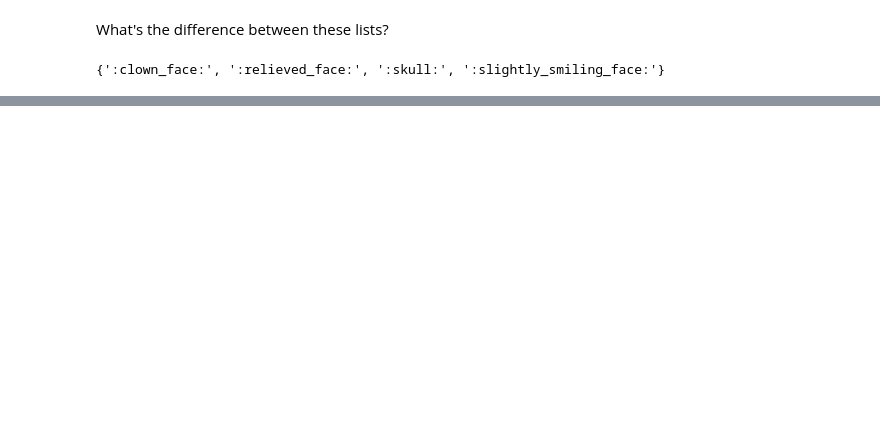
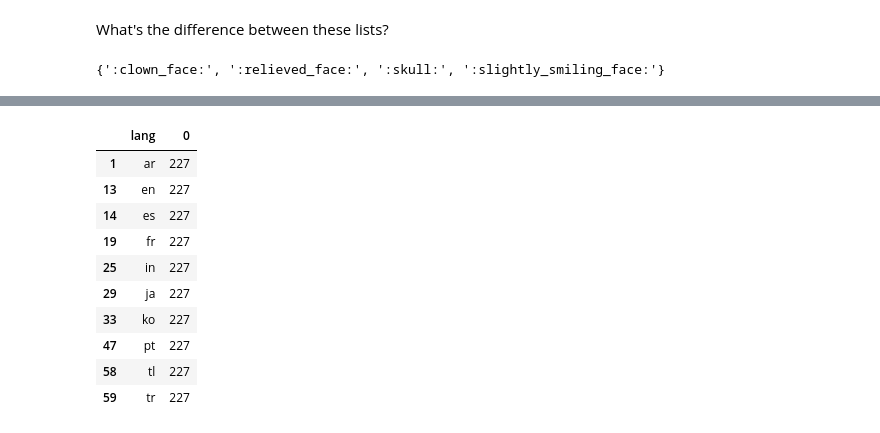
Before and after one commit to pocaguirre/MEE, a Jupyter notebook: multilingual_emoji_task.ipynb, the cells around one changed output, grey strips where cells are left out. Cells and saved outputs as stored; diff of their text form; code cells hidden in the pictures; blank space fills up the shorter version.

```diff
--- a/multilingual_emoji_task.ipynb
+++ b/multilingual_emoji_task.ipynb
@@ -131,0 +243,14 @@ set(list_top_emoji).symmetric_difference(set(list_top_emoji_reweighted))
+# %%
+lang_emoji_number[lang_emoji_number.lang.isin(high_resource)]
+# %% [output]
+|  | lang | 0 |
+| 1 | ar | 227 |
+| 13 | en | 227 |
+| 14 | es | 227 |
+| 19 | fr | 227 |
+| 25 | in | 227 |
+| 29 | ja | 227 |
+| 33 | ko | 227 |
+| 47 | pt | 227 |
+| 58 | tl | 227 |
+| 59 | tr | 227 |
```
Also changed, not shown: parts of 31 cells of this notebook, 1 other file.
